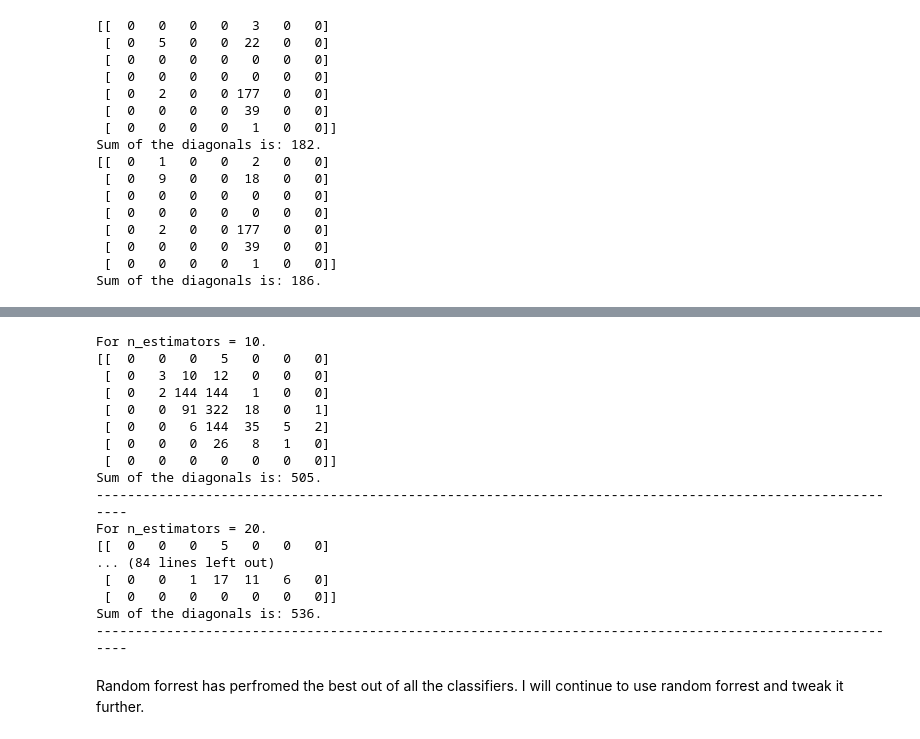
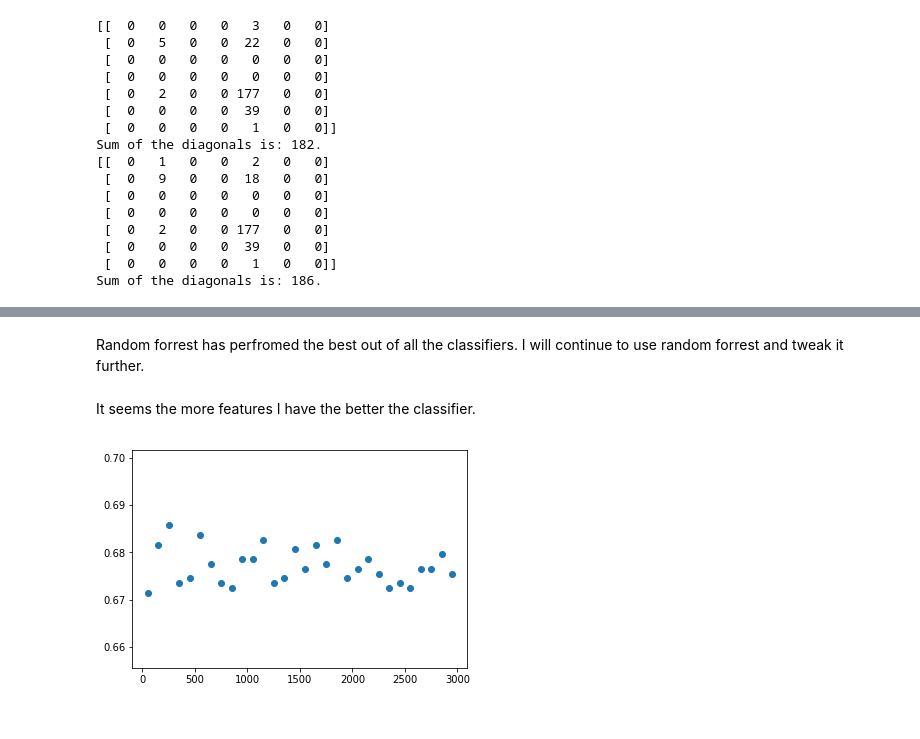
Before and after one commit to ibanezj5/Springboard-Capstone-Project-1, a Jupyter notebook: machine-learning.ipynb, the cells around one changed output, grey strips where cells are left out. Drawn from its saved outputs; the diff is of its cells as text; code cells hidden in the pictures.

Commit message:
Tweaked the best classifier I have
Next steps: get rid of outlier information and see how accuracy changes.

```diff
--- a/machine-learning.ipynb
+++ b/machine-learning.ipynb
@@ -287,35 +269,26 @@ Sum of the diagonals is: 666.
-# %%
-X_initial = white_wine.drop(['quality'], axis=1)
-X = X_initial[ ['alcohol', 'density', 'total sulfur dioxide', 'free sulfur dioxide', 'volatile acidity', 'fixed acidity'] ]
-y = white_wine['quality']
-X_train, X_test, y_train, y_test = train_test_split(X, y, test_size=0.2, random_state=42)
-
-estimatators = [10, 20,  30, 40, 50, 60, 70, 80, 90, 100 ]
-for estimator in estimatators:
-    grad_boost_clf = sklearn.ensemble.GradientBoostingClassifier(n_estimators=estimator)
-    grad_boost_clf.fit(X_train, y_train)
-    y_pred_grad_boost = grad_boost_clf.predict(X_test)
-    print("For n_estimators = " + str(estimator) + ".")
-    print(confusion_matrix(y_test, y_pred_grad_boost, labels=[3, 4, 5, 6, 7, 8, 9]))
-    print("Sum of the diagonals is: " + str(np.trace(confusion_matrix(y_test, y_pred_grad_boost, labels=[3, 4, 5, 6, 7, 8, 9]))) + ".")
-    print("---------------------------------------------------------------------------------------------------------")
-# %% [output]
-For n_estimators = 10.
-[[  0   0   0   5   0   0   0]
- [  0   3  10  12   0   0   0]
- [  0   2 144 144   1   0   0]
- [  0   0  91 322  18   0   1]
- [  0   0   6 144  35   5   2]
- [  0   0   0  26   8   1   0]
- [  0   0   0   0   0   0   0]]
-Sum of the diagonals is: 505.
----------------------------------------------------------------------------------------------------------
-For n_estimators = 20.
-[[  0   0   0   5   0   0   0]
-... (84 lines left out)
- [  0   0   1  17  11   6   0]
- [  0   0   0   0   0   0   0]]
-Sum of the diagonals is: 536.
----------------------------------------------------------------------------------------------------------
 # %% [markdown]
 Random forrest has perfromed the best out of all the classifiers. I will continue to use random forrest and tweak it further.
+# %%
+from sklearn.ensemble import RandomForestClassifier
+
+
+X_initial = white_wine.drop(['quality'], axis=1)
+X = X_initial[ ['alcohol', 'density', 'total sulfur dioxide', 'free sulfur dioxide', 'volatile acidity', 'fixed acidity'] ]
+y = white_wine['quality']
+X_train, X_test, y_train, y_test = train_test_split(X, y, test_size=0.2, random_state=42)
+
+estimators = list(range(50, 3000, 100))
+points = {}
+for estimator in estimators:
+    ran_fores_clf = RandomForestClassifier(n_estimators=estimator)
+    ran_fores_clf.fit(X_train, y_train)
+    y_pred_ran_fores = ran_fores_clf.predict(X_test)
+    points[estimator] = ( np.trace(confusion_matrix(y_test, y_pred_ran_fores, labels=[3, 4, 5, 6, 7, 8, 9])) )/980
+# %% [markdown]
+It seems the more features I have the better the classifier.
+# %%
+plt.figure()
+plt.scatter(points.keys(), points.values())
+plt.show()
+# %% [output]
+[figure, added]
```
Also changed, not shown: parts of 19 cells of this notebook.
